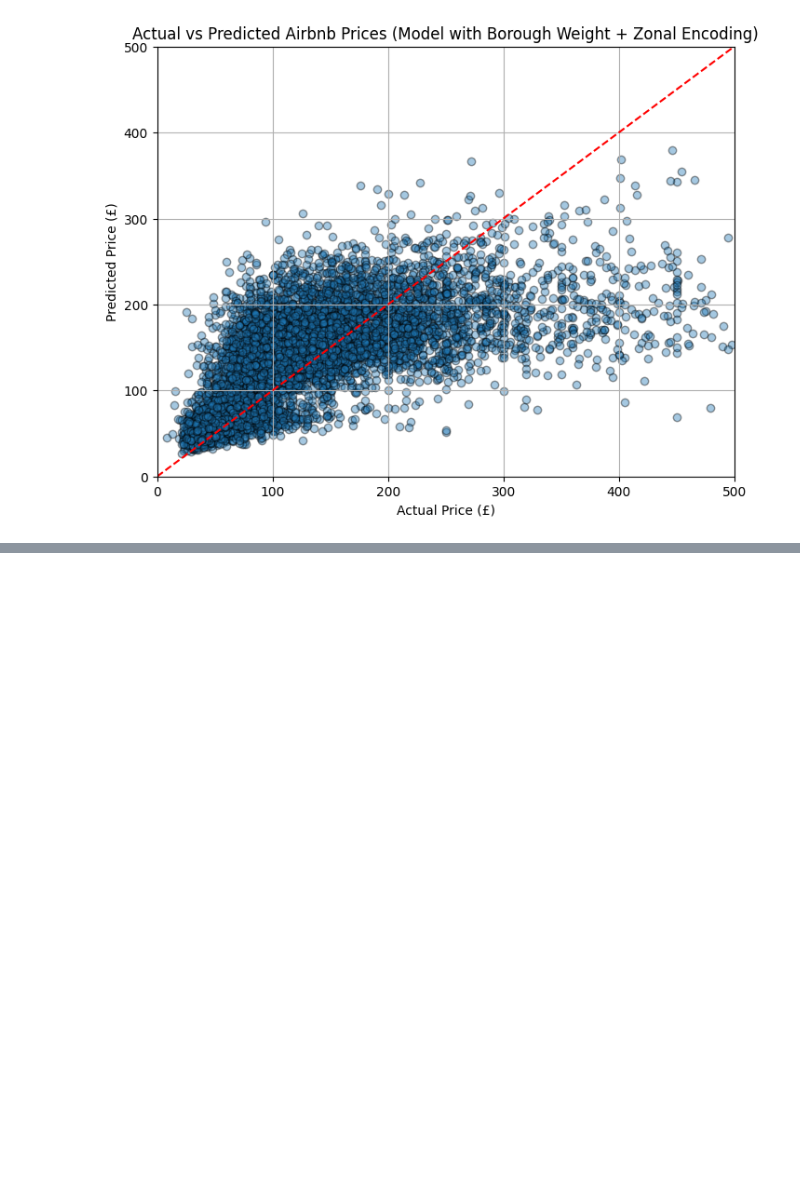
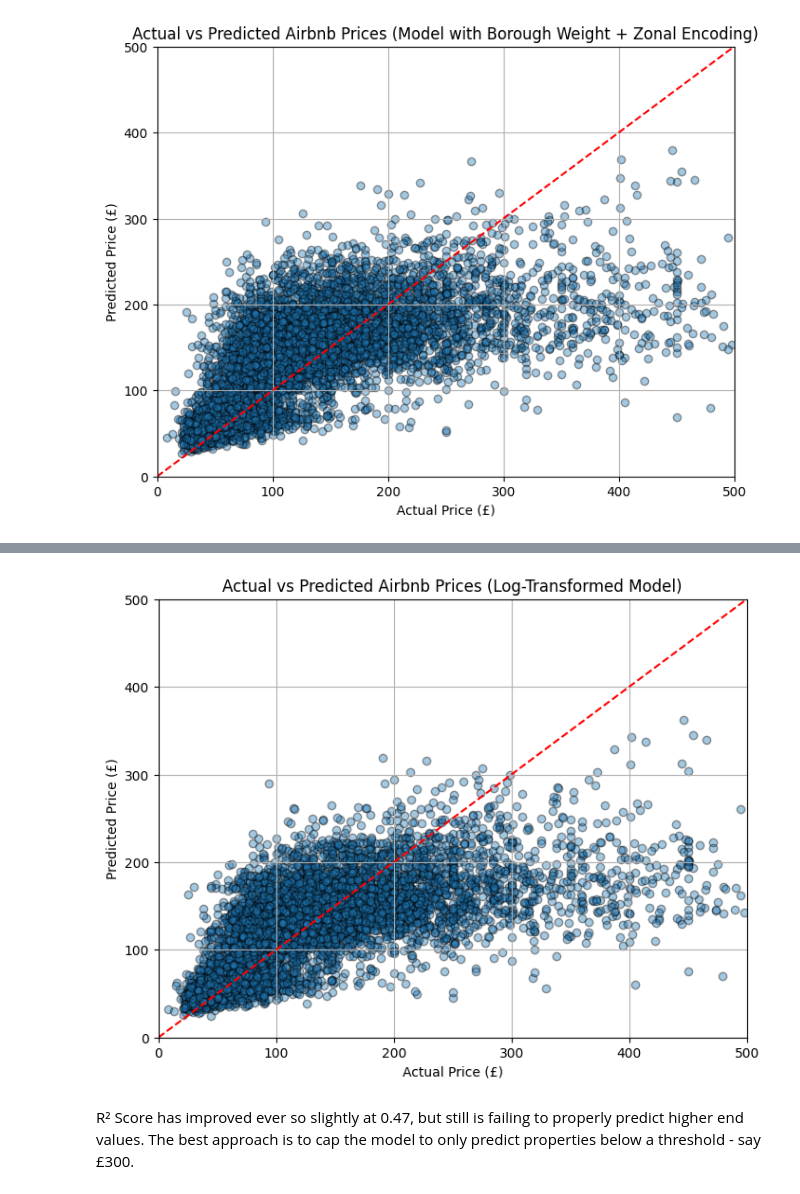
Before and after one commit to DevSTheDeveloper/airbnb-london-insights, a Jupyter notebook: airbnb.ipynb, the cells around one changed output, grey strips where cells are left out. Cells and saved outputs as stored; diff of their text form; code cells hidden in the pictures; blank space fills up the shorter version.

```diff
--- a/airbnb.ipynb
+++ b/airbnb.ipynb
@@ -435,0 +554,17 @@ plt.show()
+# %%
+import matplotlib.pyplot as plt
+
+plt.figure(figsize=(8, 6))
+plt.scatter(np.expm1(y_test), y_pred, alpha=0.4, edgecolors='k')
+plt.plot([0, 500], [0, 500], 'r--')  # Perfect prediction line
+plt.xlim(0, 500)
+plt.ylim(0, 500)
+plt.xlabel("Actual Price (£)")
+plt.ylabel("Predicted Price (£)")
+plt.title("Actual vs Predicted Airbnb Prices (Log-Transformed Model)")
+plt.grid(True)
+plt.show()
+# %% [output]
+[figure, added]
+# %% [markdown]
+R² Score has improved ever so slightly at 0.47, but still is failing to properly predict higher end values. The best approach is to cap the model to only predict properties below a threshold - say £300.
```
Also changed, not shown: parts of 6 cells of this notebook, 1 other file.
